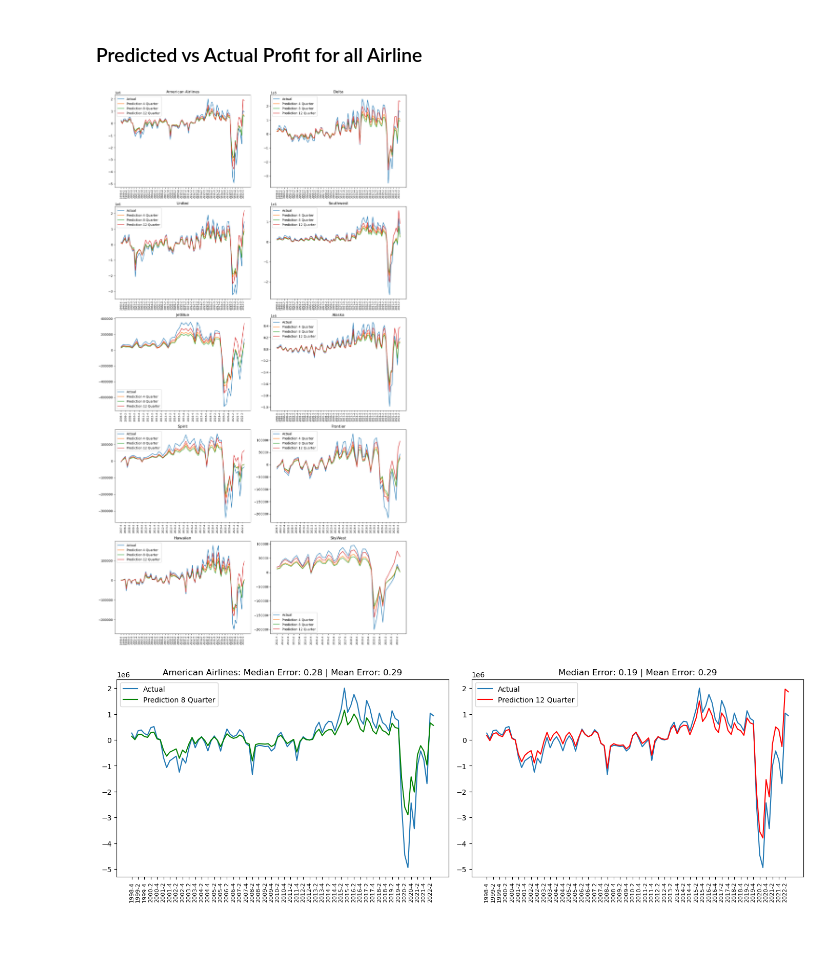
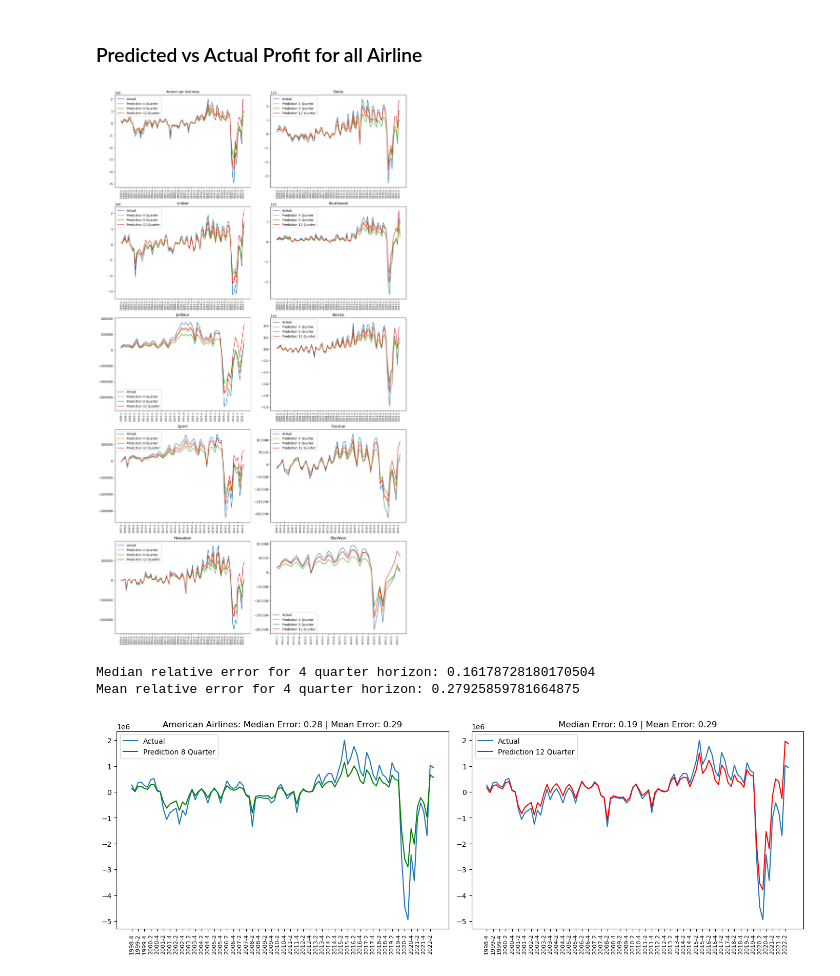
Before and after one commit to CyberneticLearningSystems/CauGNN, a Jupyter notebook: analysis_results.ipynb, the cells around one changed output. Drawn from its saved outputs; the diff is of its cells as text; code cells hidden in the pictures; blank space fills up the shorter version.

```diff
--- a/analysis_results.ipynb
+++ b/analysis_results.ipynb
@@ -19,8 +19,6 @@ output_model_horizon12 = pd.read_csv('models/testing/2024-06-25_4/predictions_on
 output_Southwest = pd.read_csv('models/testing/2024-06-25_5/predictions_on_model_2024-06-25_5.csv')
 output_Delta = pd.read_csv('models/testing/2024-06-25_6/predictions_on_model_2024-06-25_6.csv')
 output_Frontier = pd.read_csv('models/testing/2024-06-25_7/predictions_on_model_2024-06-25_7.csv')
-# %%
-output_model = pd.read_csv('models/testing/2024-06-25_8/predictions_on_model_2024-06-25_8.csv')
 # %%
 
 path_to_save_output = 'models/testing/plots'
@@ -103,6 +101,7 @@ plt.show()
 # %% [markdown]
 ### Predicted vs Actual Profit for all Airline
 # %%
+all_relative_errors = []
 
 # Create subplots with 2 columns
 fig, axs = plt.subplots(len(airlineIDs)//2, 2, figsize=(14, 5*len(airlineIDs)//2))
@@ -125,34 +124,44 @@ for i, airline_id in enumerate(airlineIDs):
             continue
     j = col_index[0]
 
     # Get the column indices for the profit and prediction columns
     profit_col = f'Profit_{airline_id}'
     prediction_col = f'Prediction_{airline_id}'
 
     # Plot the predicted and actual values for the current airline
     timescale = list(output_model[~output_model.iloc[:,j].isnull()].Time)
     timescale_horizon8 = list(output_model_horizon8[~output_model_horizon8.iloc[:,j].isnull()].Time)
     timescale_horizon12 = list(output_model_horizon12[~output_model_horizon12.iloc[:,j].isnull()].Time)
     axs[i].plot(timescale, output_model[~output_model.iloc[:,j].isnull()].iloc[:,j], label='Actual')
     axs[i].plot(timescale, output_model[~output_model.iloc[:,j].isnull()].iloc[:,j+1], label='Prediction 4 Quarter')
     axs[i].plot(timescale_horizon8, output_model_horizon8[~output_model_horizon8.iloc[:,j].isnull()].iloc[:,j+1], label='Prediction 8 Quarter')
     axs[i].plot(timescale_horizon12, output_model_horizon12[~output_model_horizon12.iloc[:,j].isnull()].iloc[:,j+1], label='Prediction 12 Quarter')
+    relative_error_h4 = abs(output_model.iloc[:,j+1] - output_model.iloc[:,j]) / (abs(output_model.iloc[:,j+1])+abs(output_model.iloc[:,j]))
+    all_relative_errors.extend(relative_error_h4)
 
 
     axs[i].set_title(f'{airline_name}')
     axs[i].legend()
     axs[i].set_xticks(timescale[::2])
     axs[i].tick_params(axis='x', rotation=90, labelsize=8)
 
 # Remove any unused subplots
 if len(airlineIDs) % 2 != 0:
     fig.delaxes(axs[-1])
 
 plt.tight_layout()
 # plt.savefig(path_to_save_output+'/predictions_for_all_airlines.png') #! Save the plot
 plt.show()
+
+all_relative_errors = [error for error in all_relative_errors if not np.isnan(error)]
+median_error_h4 = np.median(all_relative_errors)
+mean_error_h4 = np.mean(all_relative_errors)
+print(f'Median relative error for 4 quarter horizon: {median_error_h4}')
+print(f'Mean relative error for 4 quarter horizon: {mean_error_h4}')
 # %% [output]
-[figure, old version]
+[figure, new version]
+Median relative error for 4 quarter horizon: 0.16178728180170504
+Mean relative error for 4 quarter horizon: 0.27925859781664875
 # %%
 
 
```
Also changed, not shown: parts of 10 cells of this notebook.
